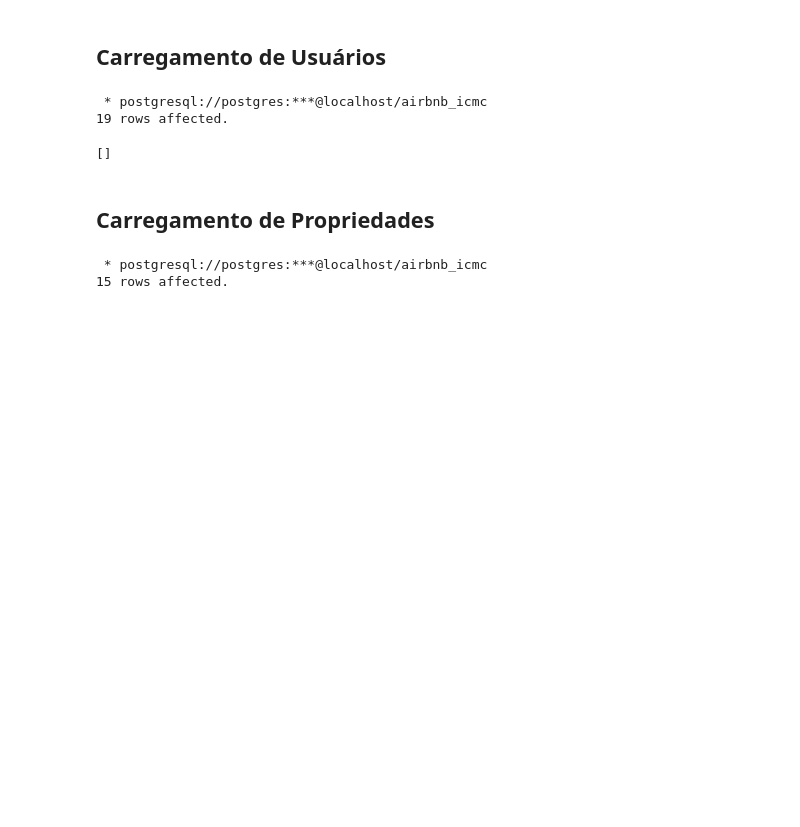
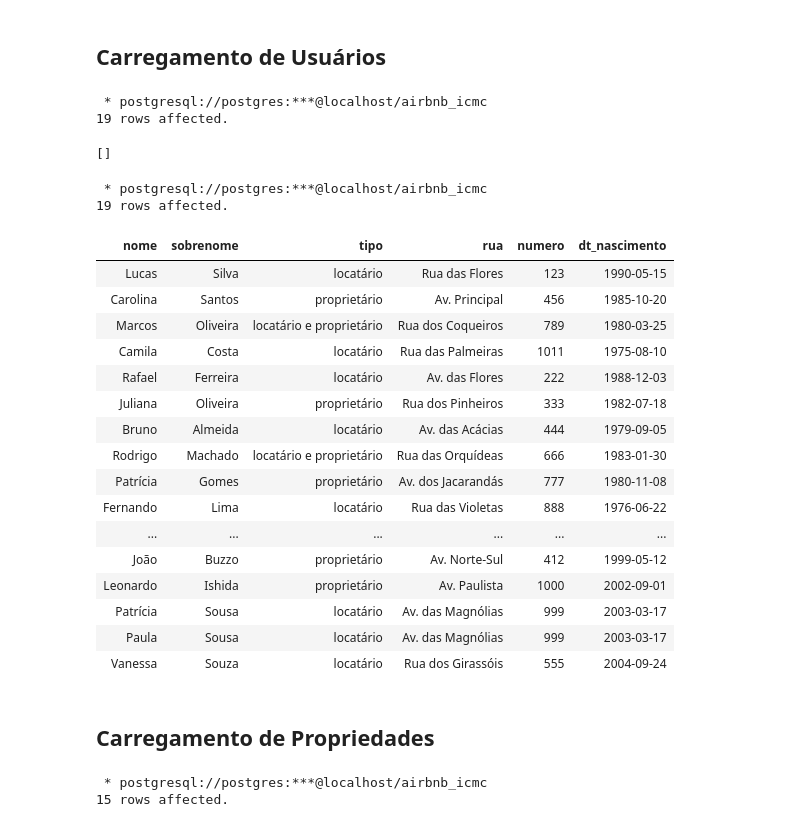
Before and after one commit to LeonardoIshida/airbnb-database-case-study, a Jupyter notebook: trabalho-1/4-carregamento_dados.ipynb, the cells around one changed output. Drawn from its saved outputs; the diff is of its cells as text; code cells hidden in the pictures; blank space fills up the shorter version.

```diff
--- a/trabalho-1/4-carregamento_dados.ipynb
+++ b/trabalho-1/4-carregamento_dados.ipynb
@@ -96,6 +96,29 @@ VALUES
  * postgresql://postgres:***@localhost/airbnb_icmc
 19 rows affected.
 []
+# %%
+%%sql
+SELECT nome, sobrenome, tipo, rua, numero, dt_nascimento FROM Usuario;
+# %% [output]
+ * postgresql://postgres:***@localhost/airbnb_icmc
+19 rows affected.
+| nome | sobrenome | tipo | rua | numero | dt_nascimento |
+| Lucas | Silva | locatário | Rua das Flores | 123 | 1990-05-15 |
+| Carolina | Santos | proprietário | Av. Principal | 456 | 1985-10-20 |
+| Marcos | Oliveira | locatário e proprietário | Rua dos Coqueiros | 789 | 1980-03-25 |
+| Camila | Costa | locatário | Rua das Palmeiras | 1011 | 1975-08-10 |
+| Rafael | Ferreira | locatário | Av. das Flores | 222 | 1988-12-03 |
+| Juliana | Oliveira | proprietário | Rua dos Pinheiros | 333 | 1982-07-18 |
+| Bruno | Almeida | locatário | Av. das Acácias | 444 | 1979-09-05 |
+| Rodrigo | Machado | locatário e proprietário | Rua das Orquídeas | 666 | 1983-01-30 |
+| Patrícia | Gomes | proprietário | Av. dos Jacarandás | 777 | 1980-11-08 |
+| Fernando | Lima | locatário | Rua das Violetas | 888 | 1976-06-22 |
+| ... | ... | ... | ... | ... | ... |
+| João | Buzzo | proprietário | Av. Norte-Sul | 412 | 1999-05-12 |
+| Leonardo | Ishida | proprietário | Av. Paulista | 1000 | 2002-09-01 |
+| Patrícia | Sousa | locatário | Av. das Magnólias | 999 | 2003-03-17 |
+| Paula | Sousa | locatário | Av. das Magnólias | 999 | 2003-03-17 |
+| Vanessa | Souza | locatário | Rua dos Girassóis | 555 | 2004-09-24 |
 # %% [markdown]
 ## Carregamento de Propriedades
 # %%
```
Also changed, not shown: parts of 4 cells of this notebook, 3 other files.
